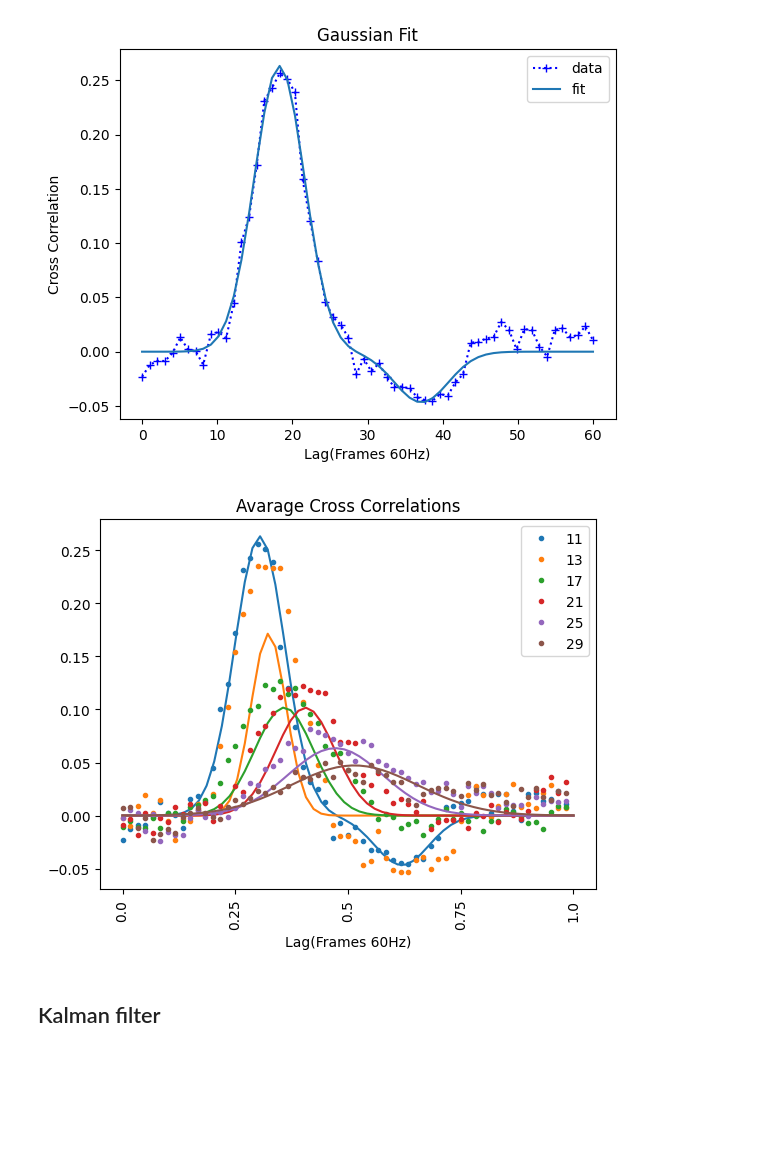
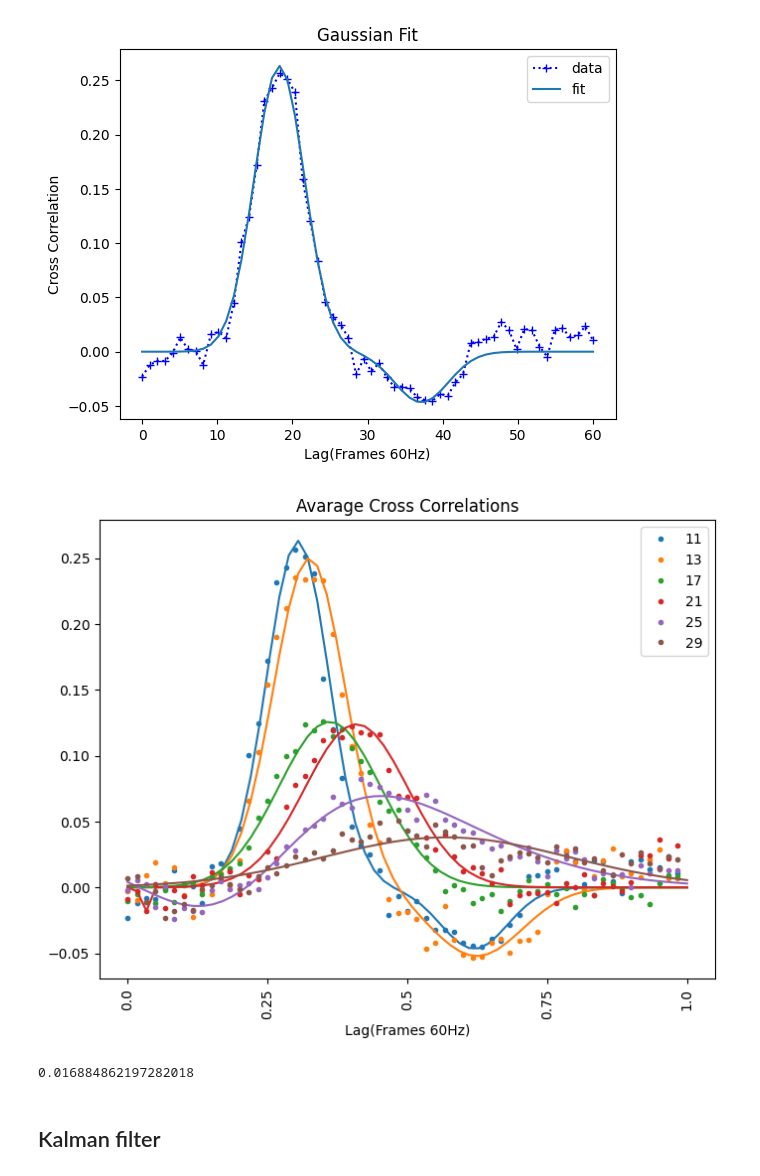
Before and after one commit to omeryildiran/Guido-Pascal-Omer-continuous-psychophysics, a Jupyter notebook: analysis_primier.ipynb, the cells around one changed output. Cells and saved outputs as stored; diff of their text form; code cells hidden in the pictures; blank space fills up the shorter version.

```diff
--- a/analysis_primier.ipynb
+++ b/analysis_primier.ipynb
@@ -9,9 +9,9 @@ import scipy.io
 # load mat file
 import scipy.io as sio
 #mat_contents = sio.loadmat('data/omer_Pilot_continous_psych_2023-09-26_00h46.01.195.mat')
-mat_contents=sio.loadmat('data/092708_continous_psych_2023-10-13_13h45.08.071.mat')
+#mat_contents=sio.loadmat('data/092708_continous_psych_2023-10-13_13h45.08.071.mat')
 
-#mat_contents=sio.loadmat('data/bonnen_data.mat')
+mat_contents=sio.loadmat('data/bonnen_data.mat')
 mat_contents.keys()
 sigma=mat_contents['sigma']
 target=mat_contents['target'] # velocity of target motion for 1200 frames (20 seconds) and 30 trials
@@ -25,7 +25,7 @@ response=mat_contents['response'] # velocity of participant's mouse movement for
 # blob_y_velocity=np.diff(blob_y)
 # mouse_x_velocity=np.diff(mouse_x)
 # mouse_y_velocity=np.diff(mouse_y)
-nTrial=len(sigma[0])
+nTrial=len(sigma)
 nSigma=6
 nTrialPerSigma=nTrial//nSigma
 nTrialPerBlock=5
@@ -48,7 +48,7 @@ plt.show()
 trial_dict = {}
 for i in range(nTrial):
     #trial_dict[i] = {'target': target[i,:], 'response': response[i,:], 'mouse_x': mouse_x[i,:], 'mouse_y': mouse_y[i,:], 'blob_x': blob_x[i,:], 'blob_y': blob_y[i,:], 'sigma': sigma[0][i]}
-    trial_dict[i]={'target': target[i,:], 'response': response[i,:], 'sigma': sigma[0][i]} #bonnen data
+    trial_dict[i]={'target': target[i,:], 'response': response[i,:], 'sigma': sigma[i]} #bonnen data
 trial_dict[2]['sigma']
 
 
@@ -152,8 +137,8 @@ for blob_width in range(len(blob_widths)):
         Y=tmp_trial['target'] # bonnen data
         X=(X-np.min(X))/(np.max(X)-np.min(X))*2-1        # normalize X
         Y=(Y-np.min(Y))/(np.max(Y)-np.min(Y))*2-1        # normalize Y
-        #ccg_single_trial= np.correlate(np.diff(X), np.diff(Y), 'full')
-        ccg_single_trial = np.correlate(X, Y, 'full') # bonnen data
+        ccg_single_trial= np.correlate(np.diff(X), np.diff(Y), 'full')
+        #ccg_single_trial = np.correlate(X, Y, 'full') # bonnen data
         ccg_single_trials.append(ccg_single_trial)
         #ccg_single_trial = ccg_single_trial[len_trial - lag_range : len_trial + lag_range]
         ccg_single_blobs.append(ccg_single_trial)
@@ -312,7 +297,7 @@ def gaussian(x,  beta, sigma):
     return 1/(sigma*np.sqrt(2*math.pi))*np.exp(-0.5*(((x-beta)**2)/(sigma**2)))
 
 def double_gaussian(x, alpha1, beta1, sigma1, alpha2, beta2, sigma2):
-    return alpha1 * np.exp(-(x - beta1) ** 2 / (2 * sigma1 ** 2)) - alpha2 * np.exp(-(x - beta2) ** 2 / (2 * sigma2 ** 2))
+    return alpha1 * np.exp(-(x - beta1) ** 2 / (2 * (sigma1 ** 2))) - alpha2 * np.exp(-(x - beta2) ** 2 / (2 * (sigma2 ** 2)))
     #return gaussian(x, beta1, sigma1) - gaussian(x, beta2, sigma2)
 
 ydata=ccg[mid_point:mid_point+steps]
@@ -343,6 +328,7 @@ Text(0, 0.5, 'Cross Correlation')
 # %%
 colors = ["#1f77b4", "#ff7f0e", "#2ca02c", "#d62728", "#9467bd", "#8c564b"]
 # plot avarage cross correlation for trials with the same sigma value
+plt.figure(figsize=(8, 6))
 for i,bw in enumerate(blob_widths):
 # plot corss-correlation for a single trial
    color=np.random.rand(3,)   #random color selector
@@ -356,37 +342,52 @@ for i,bw in enumerate(blob_widths):
    mid_point = len(ccg) // 2
    # calculate highest correlation
    max_corr=np.max(ccg[mid_point:mid_point+steps])
    max_corr_index=np.argmax(ccg[mid_point:mid_point+steps])
    # color based on bw
    xdata= np.linspace(0, len(ydata), len(ydata))
    ydata=ccg[mid_point:mid_point+steps]
+
+   # Set up the plot
    plt.plot(ccg[mid_point:mid_point+steps],'o', label=bw, markersize=3, color=colors[i])
    plt.legend()
    # set x axis ticks from 0 to 60 with ticks at every 20 units
    x=np.linspace(0, frameRate*time_lag, 5)
    labels=np.linspace(0, time_lag, len(x))
    plt.xticks(x, labels, rotation='vertical')
    plt.title('Avarage Cross Correlations')
 
    # calculate highest correlation
    max_corr=np.max(ccg[mid_point-steps:mid_point+steps])
    max_corr_index=np.argmax(ccg[mid_point-steps:mid_point+steps])
    """ Gaussian fit """
    ydata=ccg[mid_point:mid_point+steps]
-   if i==0:
-      popt, pcov = curve_fit(double_gaussian, xdata, ydata, )
+   initial_guesses=[]
+   initial_guesses.append(np.max(ydata))
+   initial_guesses.append(np.argmax(ydata))
+   initial_guesses.append(np.std(ydata)*10)
+   initial_guesses.append(np.min(ydata))
+   initial_guesses.append(np.argmin(ydata))
+   initial_guesses.append(np.std(ydata)*10)
+
+   if i>=-1:
+
+      popt, pcov = curve_fit(double_gaussian, xdata, ydata,p0=initial_guesses )
       yfit=double_gaussian(xdata, *popt)
 
    else:
-      ydata=np.exp(ydata)
+      #ydata=np.exp(ydata)
       popt, pcov = curve_fit(gaussian, xdata, ydata)
       yfit=gaussian(xdata, *popt)
    plt.plot(xdata, yfit,color=colors[i])
 
    plt.xlabel('Lag(Frames 60Hz)')
    #plt.show()
 # %% [output]
-[figure, old version]
+[figure, new version]
+# %%
+np.std(ydata)
+# %% [output]
+0.016884862197282018
 # %% [markdown]
 ## Kalman filter
 # %%
```
Also changed, not shown: parts of 11 cells of this notebook, 1 other file.
